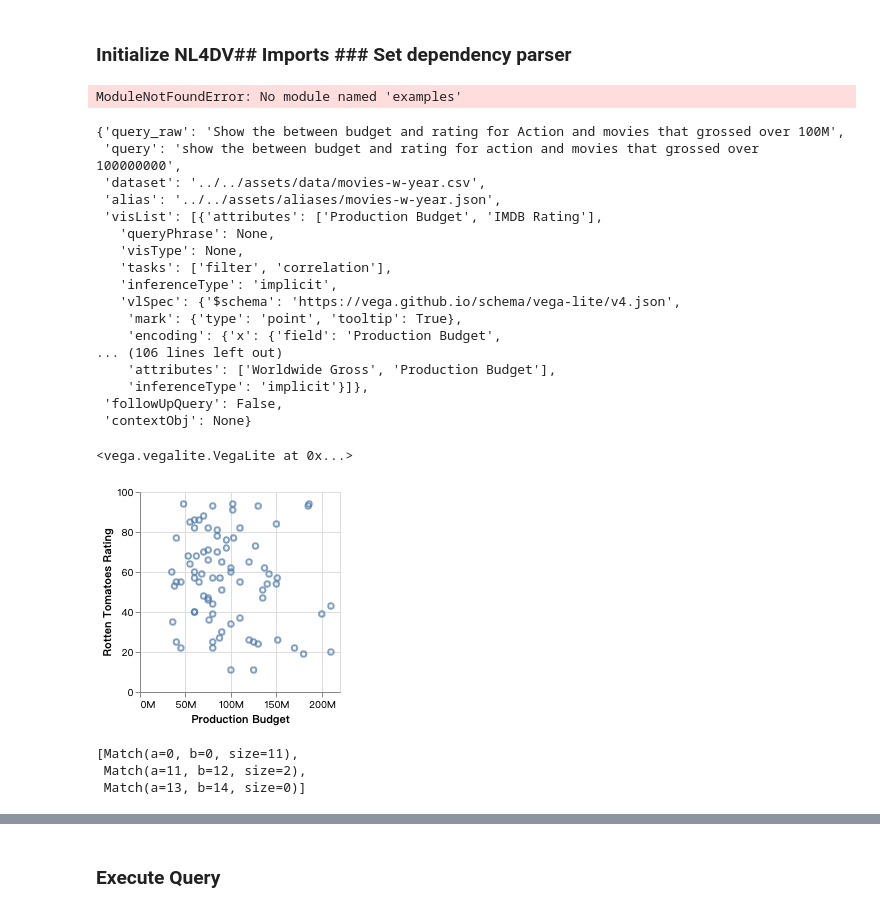
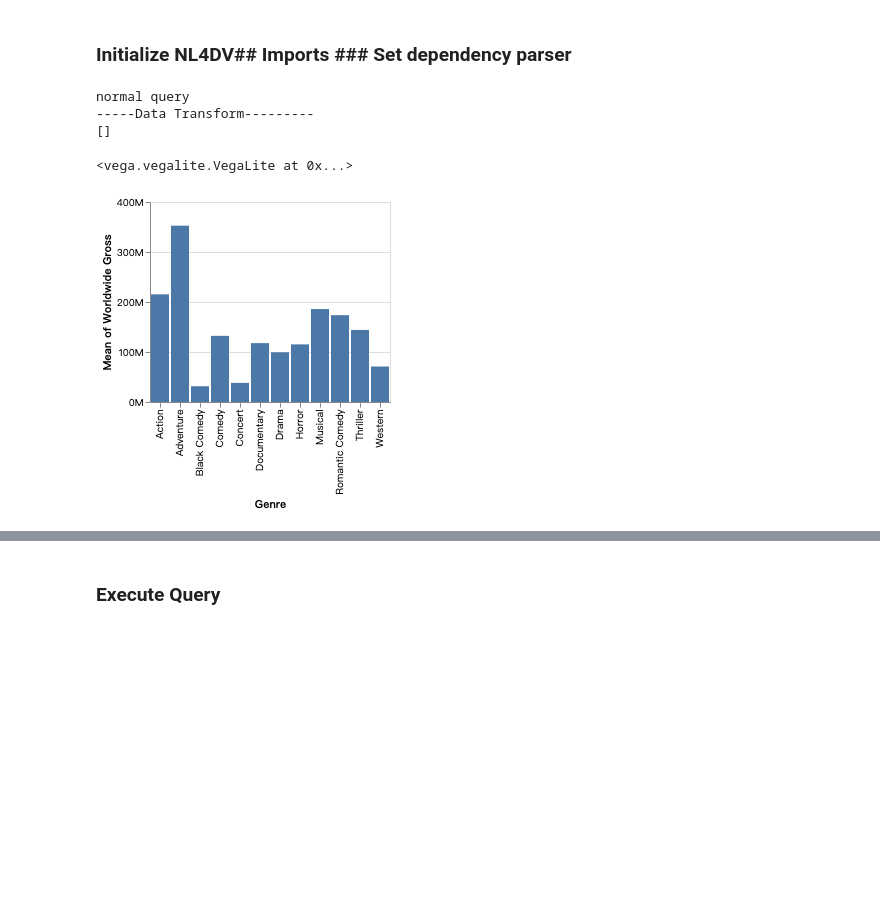
Before and after one commit to bopan3/nl4dv_enhance, a Jupyter notebook: examples/applications/notebook/Demo.ipynb, the cells around one changed output, grey strips where cells are left out. Saved outputs shown, nothing was run; the diff lists cells and outputs as text; code cells hidden in the pictures; blank space fills up the shorter version.

```diff
--- a/examples/applications/notebook/Demo.ipynb
+++ b/examples/applications/notebook/Demo.ipynb
@@ -20,15 +18,13 @@ sys.path
 # %% [markdown]
 ### Initialize NL4DV## Imports ### Set dependency parser
 # %%
-import os
-import pdb
-from nl4dv import NL4DV
+# import os
+# import pdb
+# from nl4dv import NL4DV
 
-nl4dv_instance = NL4DV(debug=False,verbose=False,alias_url="/Users/panbo/Library/Mobile Documents/com~apple~CloudDocs/Documents/VIS/nl4dv_modify/examples/assets/aliases/movies-w-year.json",data_url="/Users/panbo/Library/Mobile Documents/com~apple~CloudDocs/Documents/VIS/nl4dv_modify/examples/assets/data/movies-w-year.csv")
-dependency_parser_config = {'name': 'corenlp','model': "/Users/panbo/Library/Mobile Documents/com~apple~CloudDocs/Documents/VIS/nl4dv_modify/examples/assets/jars/stanford-english-corenlp-2018-10-05-models.jar",'parser': "/Users/panbo/Library/Mobile Documents/com~apple~CloudDocs/Documents/VIS/nl4dv_modify/examples/assets/jars/stanford-parser.jar"}
-nl4dv_instance.set_dependency_parser(config=dependency_parser_config)
-# nl4dv_instance.analyze_query("Show the between budget and rating for Action and movies that grossed over 100M")
+# nl4dv_instance = NL4DV(debug=False,verbose=False,alias_url="/Users/panbo/Library/Mobile Documents/com~apple~CloudDocs/Documents/VIS/nl4dv_modify/examples/assets/aliases/movies-w-year.json",data_url="/Users/panbo/Library/Mobile Documents/com~apple~CloudDocs/Documents/VIS/nl4dv_modify/examples/assets/data/movies-w-year.csv")
+# dependency_parser_config = {'name': 'corenlp','model': "/Users/panbo/Library/Mobile Documents/com~apple~CloudDocs/Documents/VIS/nl4dv_modify/examples/assets/jars/stanford-english-corenlp-2018-10-05-models.jar",'parser': "/Users/panbo/Library/Mobile Documents/com~apple~CloudDocs/Documents/VIS/nl4dv_modify/examples/assets/jars/stanford-parser.jar"}
+# nl4dv_instance.set_dependency_parser(config=dependency_parser_config)
+# # nl4dv_instance.analyze_query("Show the between budget and rating for Action and movies that grossed over 100M")
+# # nl4dv_instance.analyze_query("create a barchart showing average gross across genres")
 # nl4dv_instance.analyze_query("create a barchart showing average gross across genres")
-nl4dv_instance.analyze_query("create a barchart showing average gross across genres")
-# %% [output]
-ModuleNotFoundError: No module named 'examples'
@@ -37,59 +31,17 @@ for Action and movies that grossed over 100M
 # %%
-import os
-import pdb
+import sys
+sys.path.append("../../../")
 from nl4dv import NL4DV
 
 nl4dv_instance = NL4DV(debug=False,verbose=False,alias_url=os.path.join("..","..","assets","aliases","movies-w-year.json"),data_url=os.path.join("..","..","assets","data","movies-w-year.csv"))
 dependency_parser_config = {'name': 'corenlp','model': os.path.join("..","..","assets","jars","stanford-english-corenlp-2018-10-05-models.jar"),'parser': os.path.join("..","..","assets","jars","stanford-parser.jar")}
 nl4dv_instance.set_dependency_parser(config=dependency_parser_config)
-nl4dv_instance.analyze_query("Show the between budget and rating for Action and movies that grossed over 100M")
+# nl4dv_instance.analyze_query("Show the between budget and rating for Action and movies that grossed over 100M")
+# nl4dv_instance.render_vis("create a barchart showing max gross across genres")
+nl4dv_instance.render_vis("create a barchart showing average gross across genres")
 # %% [output]
-{'query_raw': 'Show the between budget and rating for Action and movies that grossed over 100M',
- 'query': 'show the between budget and rating for action and movies that grossed over 100000000',
- 'dataset': '../../assets/data/movies-w-year.csv',
- 'alias': '../../assets/aliases/movies-w-year.json',
- 'visList': [{'attributes': ['Production Budget', 'IMDB Rating'],
-   'queryPhrase': None,
-   'visType': None,
-   'tasks': ['filter', 'correlation'],
-   'inferenceType': 'implicit',
-   'vlSpec': {'$schema': 'https://vega.github.io/schema/vega-lite/v4.json',
-    'mark': {'type': 'point', 'tooltip': True},
-    'encoding': {'x': {'field': 'Production Budget',
-... (106 lines left out)
-    'attributes': ['Worldwide Gross', 'Production Budget'],
-    'inferenceType': 'implicit'}]},
- 'followUpQuery': False,
- 'contextObj': None}
+normal query
+-----Data Transform---------
+[]
+<vega.vegalite.VegaLite at 0x...>
+[figure, added]
-# %%
-from vega import VegaLite
-vsp={'$schema': 'https://vega.github.io/schema/vega-lite/v4.json',
-    'mark': {'type': 'point', 'tooltip': True},
-    'encoding': {'x': {'field': 'Production Budget',
-      'type': 'quantitative',
-      'axis': {'format': 's'}},
-     'y': {'field': 'Rotten Tomatoes Rating',
-      'type': 'quantitative',
-      'axis': {'format': 's'}},
-     'tooltip': {'field': 'Title'}},
-    'transform': [{'filter': 'lower(datum["Worldwide Gross"]) > 100000000.0'},
-     {'filter': {'field': 'Genre', 'oneOf': ['Action']}}],
-    'data': {'url': '../../assets/data/movies-w-year.csv',
-     'format': {'type': 'csv'}}}
-VegaLite(vsp)
-# %% [output]
-<vega.vegalite.VegaLite at 0x...>
-[figure, removed]
-# %%
-from fuzzywuzzy import fuzz
-from difflib import SequenceMatcher
-s1="NEW YORK METS"
-s2="NEW YORK MEATS"
-# fuzz.ratio("NEW YORK METS", "NEW YORK MEATS")
-m = SequenceMatcher(None, s1, s2)
-m.ratio()
-m.get_matching_blocks( )
-# %% [output]
-[Match(a=0, b=0, size=11),
- Match(a=11, b=12, size=2),
- Match(a=13, b=14, size=0)]
```
Also changed, not shown: parts of 26 cells of this notebook, 32 other files.
